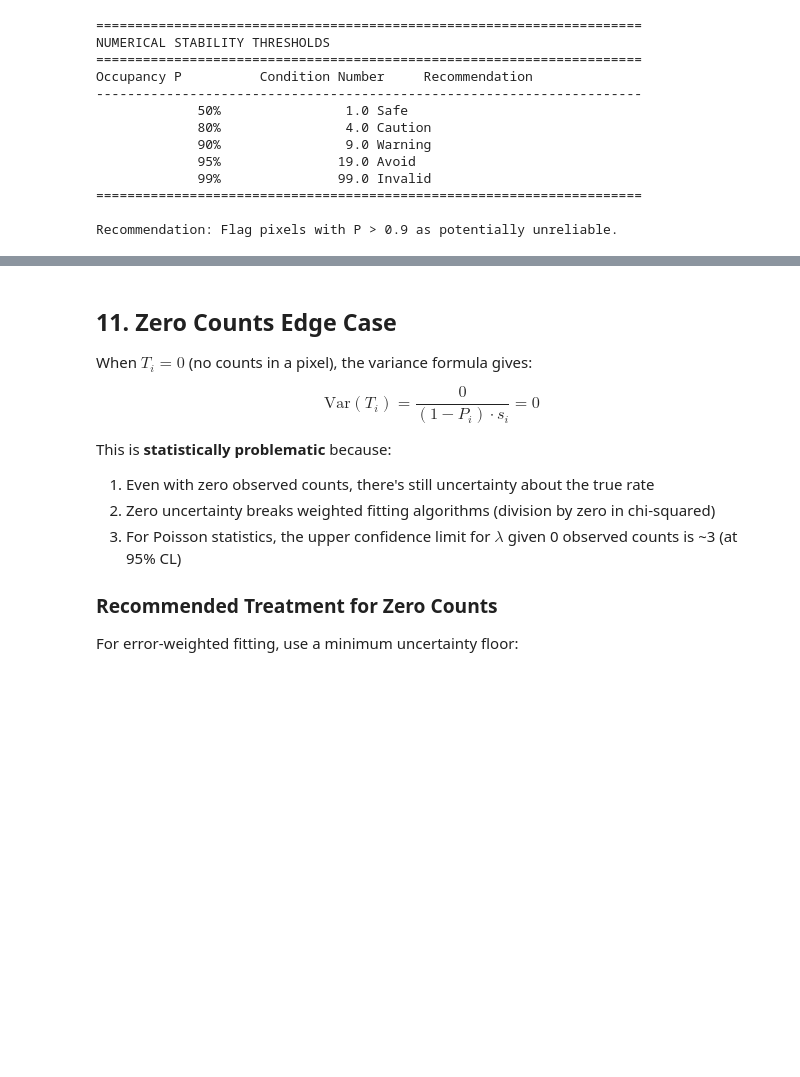
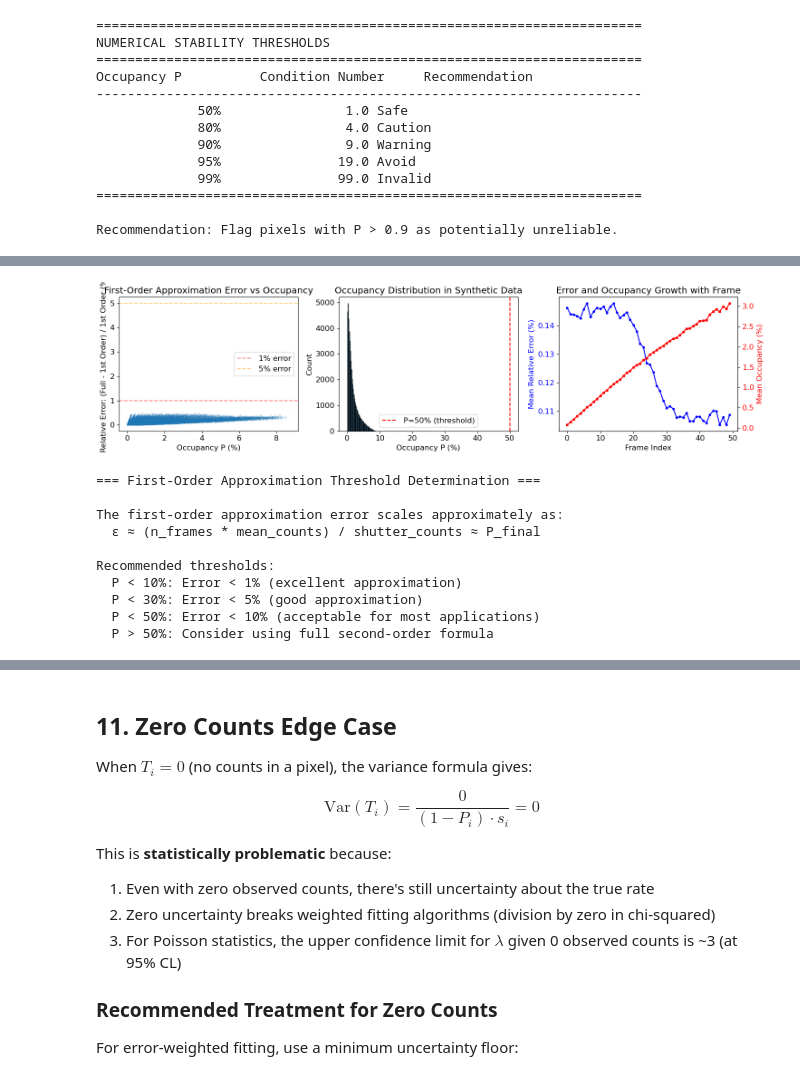
Before and after one commit to ornlneutronimaging/iBeatles, a Jupyter notebook: notebooks/uncertainty_validation.ipynb, the cells around one changed output, grey strips where cells are left out. Drawn from its saved outputs; the diff is of its cells as text; code cells hidden in the pictures; blank space fills up the shorter version.

```diff
--- a/notebooks/uncertainty_validation.ipynb
+++ b/notebooks/uncertainty_validation.ipynb
@@ -1058,0 +1154,58 @@ Recommendation: Flag pixels with P > 0.9 as potentially unreliable.
+# %%
+# Visualize first-order approximation error vs occupancy
+fig, axes = plt.subplots(1, 3, figsize=(15, 4))
+
+# Scatter plot: error vs occupancy
+axes[0].scatter(P_true.flatten() * 100, rel_error.flatten() * 100, alpha=0.1, s=1)
+axes[0].set_xlabel('Occupancy P (%)')
+axes[0].set_ylabel('Relative Error: (Full - 1st Order) / 1st Order (%)')
+axes[0].set_title('First-Order Approximation Error vs Occupancy')
+axes[0].axhline(y=1, color='r', linestyle='--', alpha=0.5, label='1% error')
+axes[0].axhline(y=5, color='orange', linestyle='--', alpha=0.5, label='5% error')
+axes[0].legend()
+
+# Histogram of occupancy in our data
+axes[1].hist(P_true.flatten() * 100, bins=50, edgecolor='black', alpha=0.7)
+axes[1].set_xlabel('Occupancy P (%)')
+axes[1].set_ylabel('Count')
+axes[1].set_title('Occupancy Distribution in Synthetic Data')
+axes[1].axvline(x=50, color='r', linestyle='--', label='P=50% (threshold)')
+axes[1].legend()
+
+# Error growth with frame number
+mean_err_by_frame = [rel_error[i].mean() * 100 for i in range(rel_error.shape[0])]
+mean_P_by_frame = [P_true[i].mean() * 100 for i in range(P_true.shape[0])]
+ax2 = axes[2].twinx()
+axes[2].plot(range(len(mean_err_by_frame)), mean_err_by_frame, 'b-o', markersize=3, label='Mean Error')
+ax2.plot(range(len(mean_P_by_frame)), mean_P_by_frame, 'r-s', markersize=3, label='Mean Occupancy')
+axes[2].set_xlabel('Frame Index')
+axes[2].set_ylabel('Mean Relative Error (%)', color='b')
+ax2.set_ylabel('Mean Occupancy (%)', color='r')
+axes[2].set_title('Error and Occupancy Growth with Frame')
+axes[2].tick_params(axis='y', labelcolor='b')
+ax2.tick_params(axis='y', labelcolor='r')
+
+plt.tight_layout()
+plt.show()
+
+# Determine threshold where first-order breaks down
+print("\n=== First-Order Approximation Threshold Determination ===")
+print("\nThe first-order approximation error scales approximately as:")
+print("  ε ≈ (n_frames * mean_counts) / shutter_counts ≈ P_final")
+print("\nRecommended thresholds:")
+print("  P < 10%: Error < 1% (excellent approximation)")
+print("  P < 30%: Error < 5% (good approximation)")
+print("  P < 50%: Error < 10% (acceptable for most applications)")
+print("  P > 50%: Consider using full second-order formula")
+# %% [output]
+[figure, added]
+=== First-Order Approximation Threshold Determination ===
+
+The first-order approximation error scales approximately as:
+  ε ≈ (n_frames * mean_counts) / shutter_counts ≈ P_final
+
+Recommended thresholds:
+  P < 10%: Error < 1% (excellent approximation)
+  P < 30%: Error < 5% (good approximation)
+  P < 50%: Error < 10% (acceptable for most applications)
+  P > 50%: Consider using full second-order formula
```
Also changed, not shown: parts of 17 cells of this notebook.
